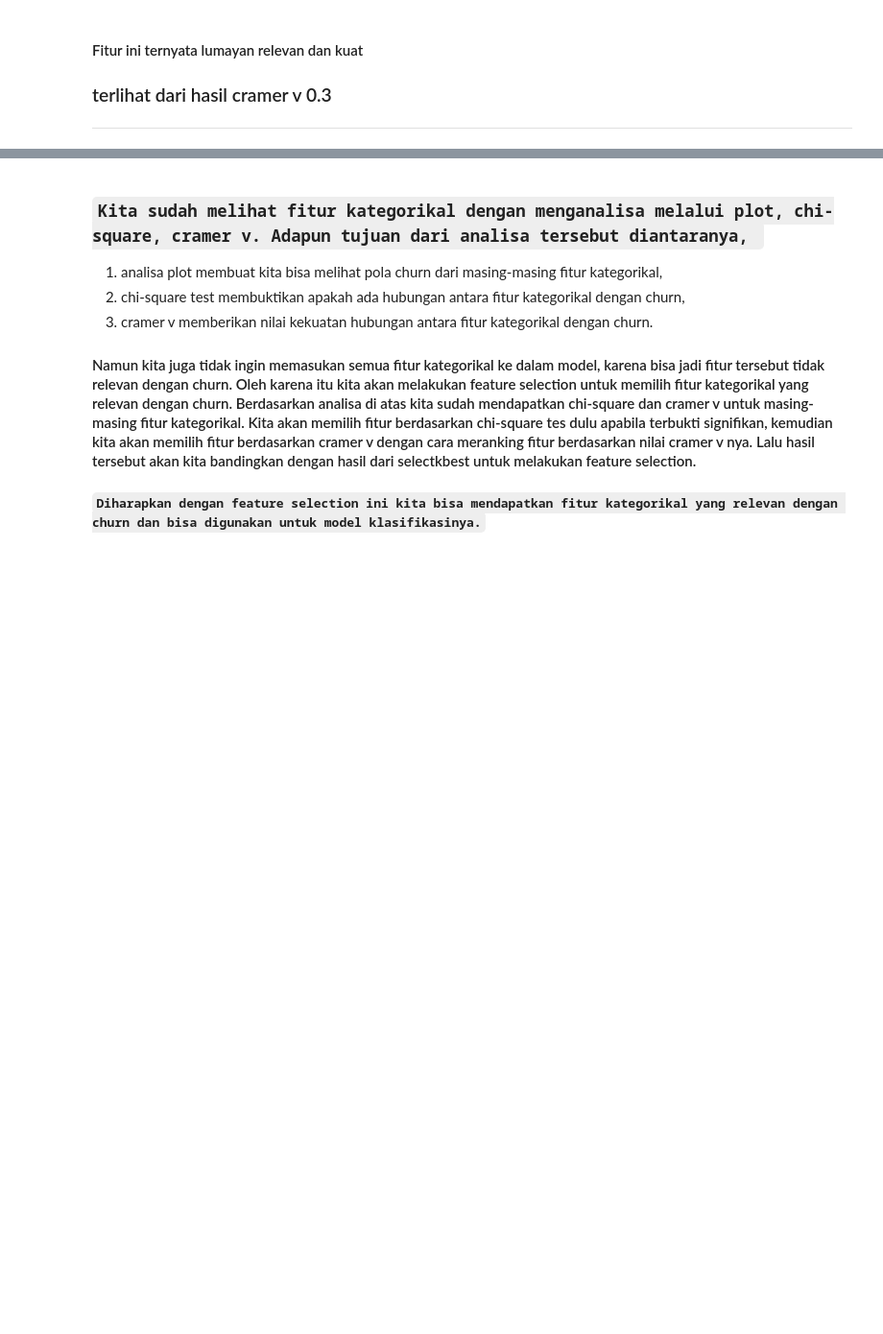
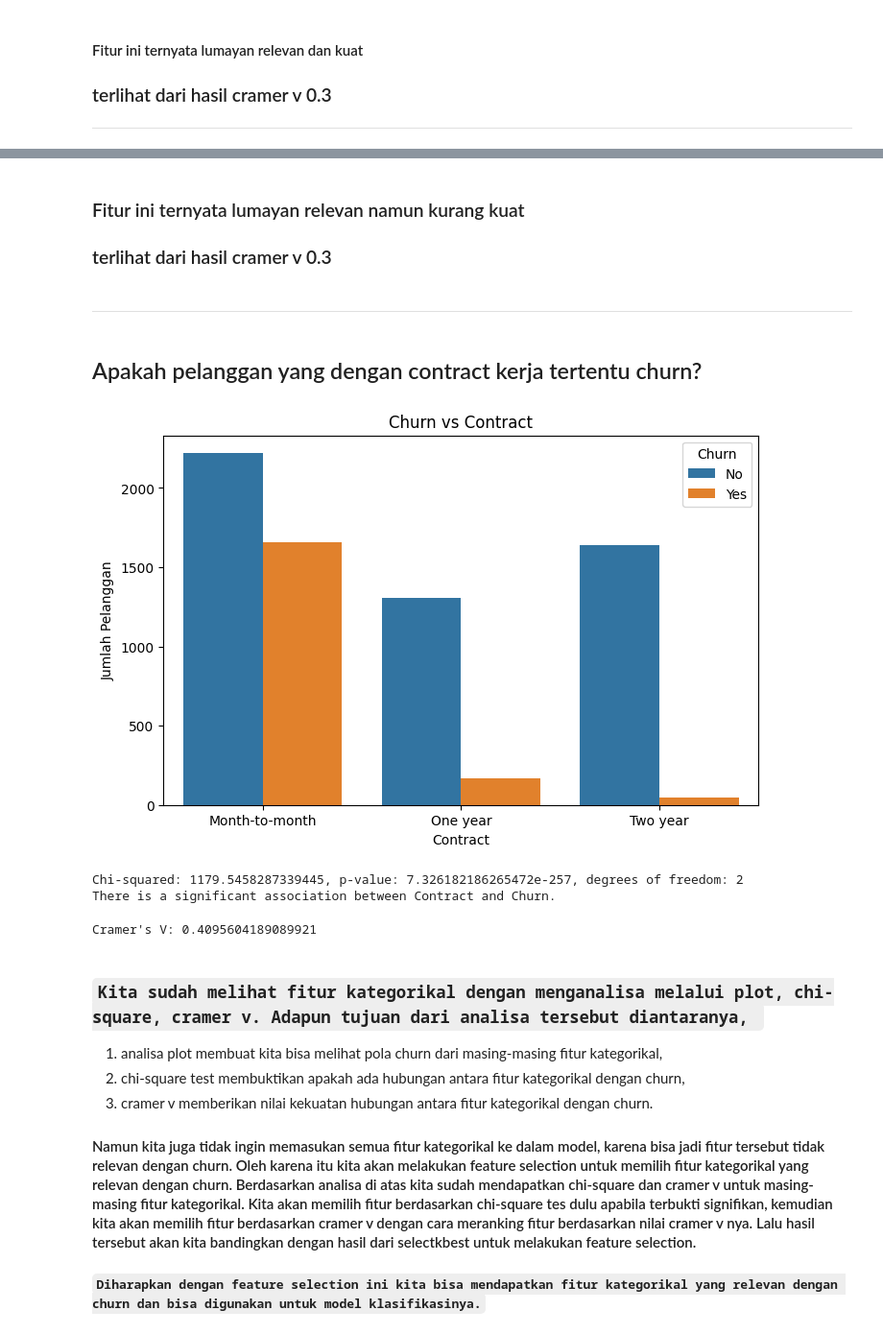
Before and after one commit to AgungHari/Rakamin_HW_MachineLearning_SupervisedLearning_2, a Jupyter notebook: Homework/Part1.ipynb, the cells around one changed output, grey strips where cells are left out. Shown: that part at 96% size. Drawn from its saved outputs; the diff is of its cells as text; code cells hidden in the pictures; blank space fills up the shorter version.

```diff
--- a/Homework/Part1.ipynb
+++ b/Homework/Part1.ipynb
@@ -671,3 +708,39 @@ Cramer's V: 0.30295987245491557
+# %% [markdown]
+### Fitur ini ternyata lumayan relevan namun kurang kuat
+### terlihat dari hasil cramer v 0.3
+# %% [markdown]
+---
+# %% [markdown]
+## Apakah pelanggan yang dengan contract kerja tertentu churn?
+# %%
+# Apakah pelanggan yang memilih kontrak tertentu churn?
+plt.figure(figsize=(8,5))
+sns.countplot(data=df, x='Contract', hue='Churn')
+plt.title('Churn vs Contract')
+plt.ylabel('Jumlah Pelanggan')
+plt.xlabel('Contract')
+plt.legend(title='Churn')
+plt.show()
+# %% [output]
+[figure, added]
+# %%
+## uji dengan chi 2 untuk tahu apkah signifikan
+contingency_table16 = pd.crosstab(df['Contract'], df['Churn'])
+chi2, p, dof, expected = chi2_contingency(contingency_table16)
+print(f"Chi-squared: {chi2}, p-value: {p}, degrees of freedom: {dof}")
+if p < 0.05:
+    print("There is a significant association between Contract and Churn.")
+else:
+    print("There is no significant association between Contract and Churn.")
+# %% [output]
+Chi-squared: 1179.5458287339445, p-value: 7.326182186265472e-257, degrees of freedom: 2
+There is a significant association between Contract and Churn.
+# %%
+# uji dengan cramer v untuk tahu kekuatan asosiasi
+cramer_v_value15 = cramers_v(df['Contract'], df['Churn'])
+print(f"Cramer's V: {cramer_v_value15}")
+# %% [output]
+Cramer's V: 0.4095604189089921
 # %% [markdown]
 ### `Kita sudah melihat fitur kategorikal dengan menganalisa melalui plot, chi-square, cramer v. Adapun tujuan dari analisa tersebut diantaranya, `
 1. analisa plot membuat kita bisa melihat pola churn dari masing-masing fitur kategorikal,
```
Also changed, not shown: parts of 7 cells of this notebook, 10 other files.
